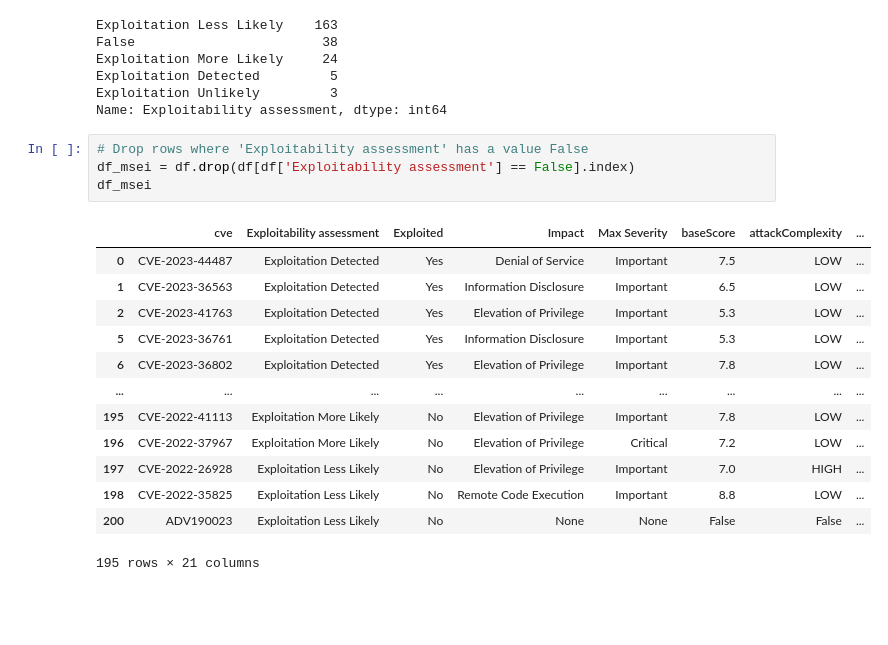
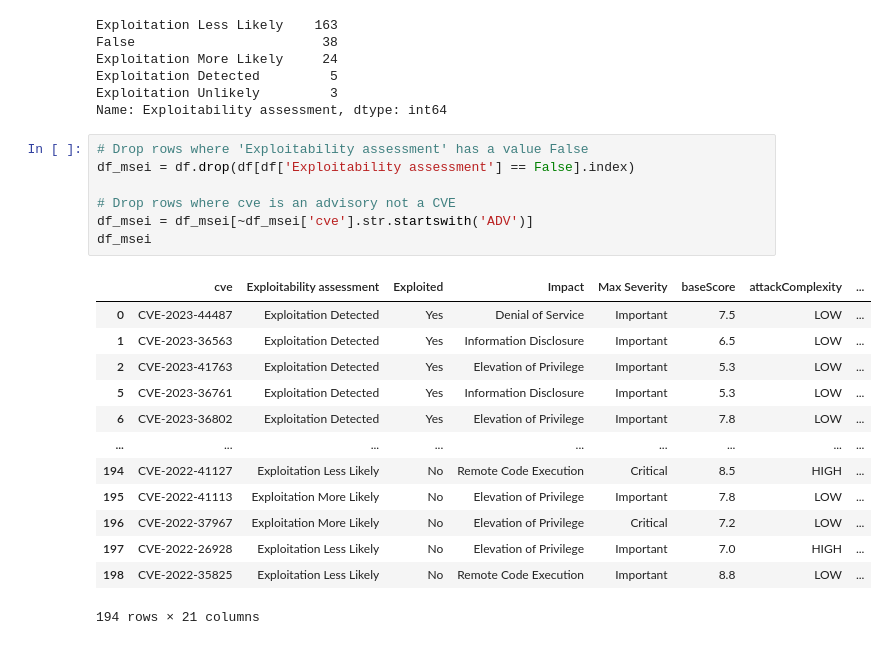
Before and after one commit to RiskBasedPrioritization/RiskBasedPrioritizationAnalysis, a Jupyter notebook: analysis/msrc.ipynb, the cells around one changed output. Cells and saved outputs as stored; diff of their text form; blank space fills up the shorter version.

```diff
--- a/analysis/msrc.ipynb
+++ b/analysis/msrc.ipynb
@@ -86,18 +86,21 @@ Name: Exploitability assessment, dtype: int64
 # %%
 # Drop rows where 'Exploitability assessment' has a value False
 df_msei = df.drop(df[df['Exploitability assessment'] == False].index)
+
+# Drop rows where cve is an advisory not a CVE
+df_msei = df_msei[~df_msei['cve'].str.startswith('ADV')]
 df_msei
 # %% [output]
 |  | cve | Exploitability assessment | Exploited | Impact | Max Severity | baseScore | attackComplexity | ... |
 | 0 | CVE-2023-44487 | Exploitation Detected | Yes | Denial of Service | Important | 7.5 | LOW | ... |
 | 1 | CVE-2023-36563 | Exploitation Detected | Yes | Information Disclosure | Important | 6.5 | LOW | ... |
 | 2 | CVE-2023-41763 | Exploitation Detected | Yes | Elevation of Privilege | Important | 5.3 | LOW | ... |
 | 5 | CVE-2023-36761 | Exploitation Detected | Yes | Information Disclosure | Important | 5.3 | LOW | ... |
 | 6 | CVE-2023-36802 | Exploitation Detected | Yes | Elevation of Privilege | Important | 7.8 | LOW | ... |
 | ... | ... | ... | ... | ... | ... | ... | ... | ... |
+| 194 | CVE-2022-41127 | Exploitation Less Likely | No | Remote Code Execution | Critical | 8.5 | HIGH | ... |
 | 195 | CVE-2022-41113 | Exploitation More Likely | No | Elevation of Privilege | Important | 7.8 | LOW | ... |
 | 196 | CVE-2022-37967 | Exploitation More Likely | No | Elevation of Privilege | Critical | 7.2 | LOW | ... |
 | 197 | CVE-2022-26928 | Exploitation Less Likely | No | Elevation of Privilege | Important | 7.0 | HIGH | ... |
 | 198 | CVE-2022-35825 | Exploitation Less Likely | No | Remote Code Execution | Important | 8.8 | LOW | ... |
-| 200 | ADV190023 | Exploitation Less Likely | No | None | None | False | False | ... |
-195 rows × 21 columns
+194 rows × 21 columns
```
Also changed, not shown: parts of 6 cells of this notebook, 3 other files.
